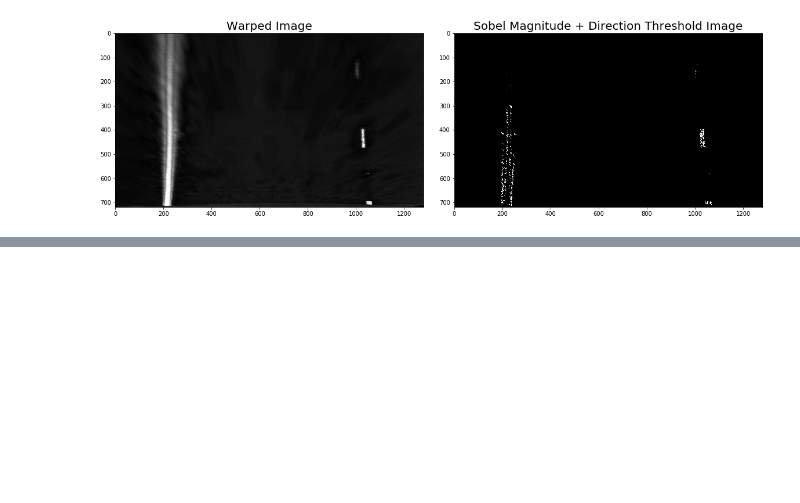
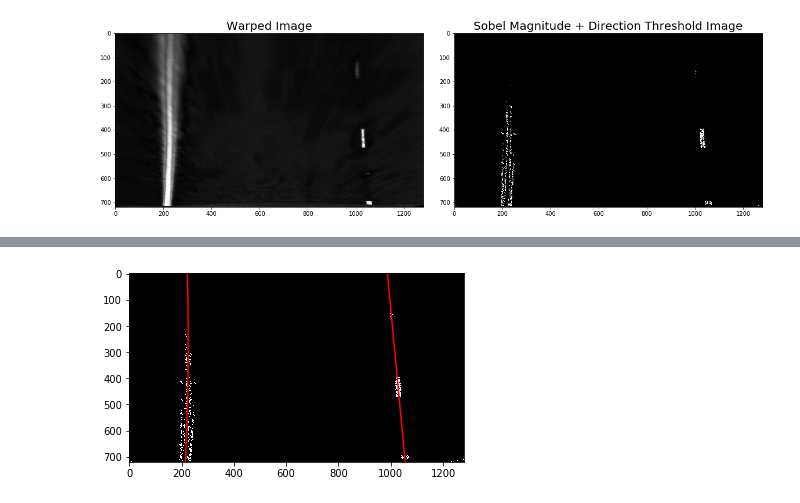
Before and after one commit to simonwisseler/CameraCalibration-PerspectiveTransform-Sobel-Polyfit_LaneDetection, a Jupyter notebook: detect_lane.ipynb, the cells around one changed output, grey strips where cells are left out. Drawn from its saved outputs; the diff is of its cells as text; code cells hidden in the pictures; blank space fills up the shorter version.

Commit message:
Add Polyfit

```diff
--- a/detect_lane.ipynb
+++ b/detect_lane.ipynb
@@ -492,10 +625,33 @@ interact(change_threshs_ksizes,
+# %%
+def visualize_polyfitted_lines(bin_img, left_fit, right_fit):
+    """
+    Takes as input binary image 'bin_img',
+    and polynomial coefficients for left and right polyfit curves 'left_fit' and 'right_fit'.
+    Outputs a plot showing the input image including the fitted lane lines
+    ...
+    """
+    # determine height of input image
+    img_height = bin_img.shape[0]
+
+    # generate x and y values for plotting curves
+    # NOTE: as straight line must be a possible result, y-values were used as x-input to np.polyfit()
+    ys = np.linspace(start = 0, stop = img_height - 1, num = img_height)
+    fitted_left_line_xs = left_fit[0] * ys **2 + left_fit[1] * ys + left_fit[2]
+    fitted_right_line_xs = right_fit[0] * ys **2 + right_fit[1] * ys + right_fit[2]
+
+    # plot image and
+    plt.imshow(bin_img, cmap = 'gray')
+    plt.plot(fitted_left_line_xs, ys, color = 'red')
+    plt.plot(fitted_right_line_xs, ys, color = 'red')
 # %%
 img = cv2.imread('test_images/straight_lines1.jpg')
 img = cv2.cvtColor(img, cv2.COLOR_BGR2RGB)
-undist_img = cv2.undistort(img, intrinsics, dist_coeffs)
-warped_img, M, M_inv = warp(undist_img, src_cpts, dst_cpts)
-warped_img_HLS = cv2.cvtColor(warped_img, cv2.COLOR_RGB2HLS)
-warped_img_S2 = warped_img_HLS[:,:,2] # S2 as S already taken
-combined_sobel_img = mag_dir_sobel_thresh(warped_img_S2)
+combined_sobel_img = get_input_img_for_polyfit(img,
+                                               iM = intrinsics,
+                                               coeffs = dist_coeffs,
+                                               src_pts = src_cpts, dst_pts = dst_cpts)
 
-plt.imshow(combined_sobel_img, cmap='gray')
+left_fit, right_fit = polyfit_lane_lines(combined_sobel_img)
+visualize_polyfitted_lines(combined_sobel_img, left_fit, right_fit)
+# %% [output]
+[figure, added]
```
Also changed, not shown: parts of 6 cells of this notebook.
